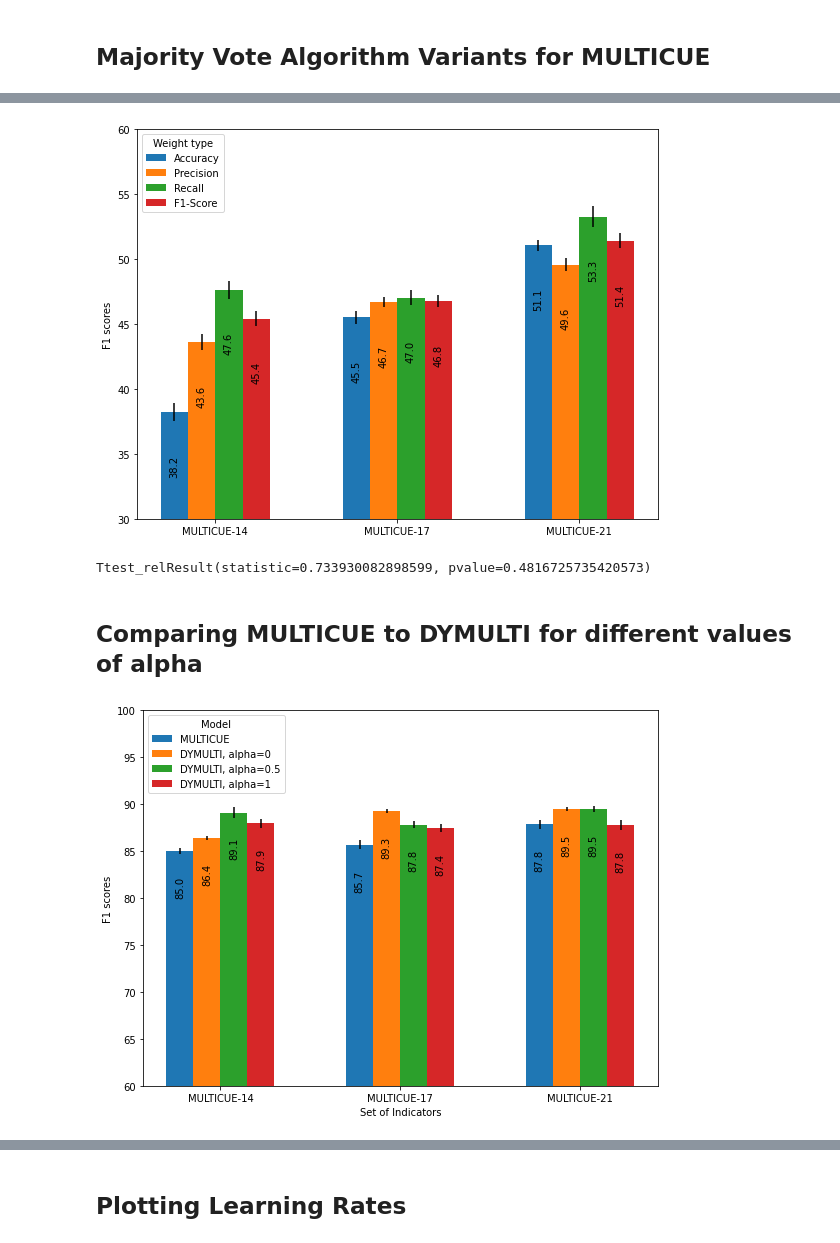
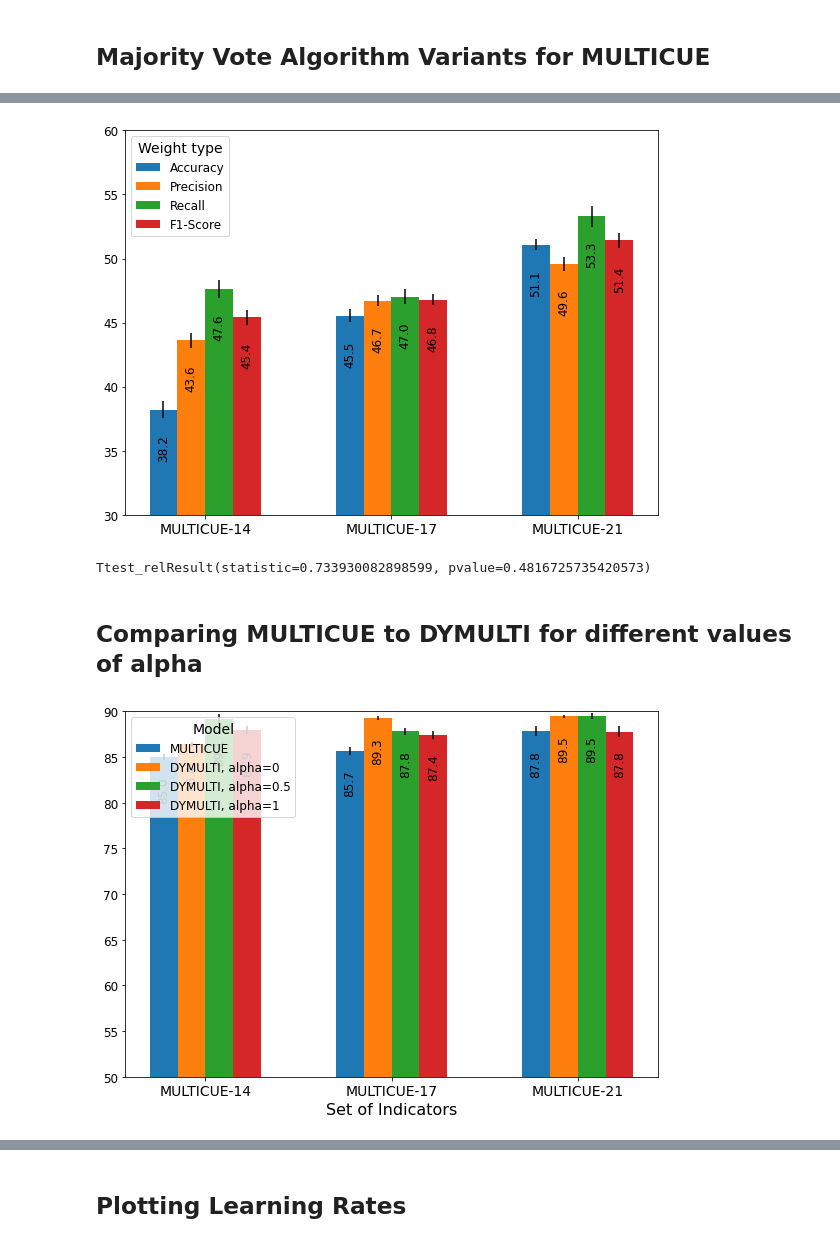
Before and after one commit to codebyzeb/DYMULTI-23, a Jupyter notebook: analysis/graphs.ipynb, the cells around one changed output, grey strips where cells are left out. Drawn from its saved outputs; the diff is of its cells as text; code cells hidden in the pictures.

```diff
--- a/analysis/graphs.ipynb
+++ b/analysis/graphs.ipynb
@@ -10,9 +14,9 @@ import numpy as np
 def addlabels(rects, vals, ax):
     for rect, label in zip(rects, vals):
         height = rect.get_height()
-        ax.text(rect.get_x() + rect.get_width() / 2, height - 5, round(label, 1), ha='center', va='bottom', rotation=90)
+        ax.text(rect.get_x() + rect.get_width() / 2, height - 4, round(label, 1), ha='center', va='bottom', rotation=90, fontsize=12)
 
-def plot_weight_types(weight_scores, score_type):
+def plot_weight_types(weight_scores, score_type, y_lim):
     labels = ['MULTICUE-14', 'MULTICUE-17', 'MULTICUE-21']
 
     x = np.arange(len(labels))  # the label locations
@@ -25,12 +29,14 @@ def plot_weight_types(weight_scores, score_type):
                     yerr=np.std(weight_scores[i],axis=1), label=label))
 
     # Add some text for labels, title and custom x-axis tick labels, etc.
-    ax.set_ylabel('F1 scores')
     #ax.set_title('{} F1 scores by model and weight type'.format(score_type))
     ax.set_xticks(x)
     ax.set_xticklabels(labels)
-    ax.set_ylim([np.floor(np.min(weight_scores)/10)*10,np.floor(np.min(weight_scores)/10)*10+30])
-    ax.legend(title="Weight type", loc="upper left")
+    ax.set_ylim(y_lim)
+    ax.legend(title="Weight type", loc="upper left", fontsize=12, title_fontsize=14)
+
+    plt.tick_params(axis='x', labelsize=14)
+    plt.tick_params(axis='y', labelsize=12)
 
     for i in range(4):
         addlabels(rects[i], np.mean(weight_scores[i], axis=1), ax)
@@ -111,24 +117,22 @@ f1_weights = [multi14_f1_lex, multi17_f1_lex, multi21_f1_lex]
 weights = np.array([acc_weights, prec_weights, rec_weights, f1_weights])
 weights = 100 * weights
 
-plot_weight_types(weights, "Lexicon")
+plot_weight_types(weights, "Lexicon", [30,60])
 # %% [output]
-[figure, old version]
+[figure, new version]
-# %%
-from scipy.stats import ttest_rel
-
-ttest_rel(multi21_rec_word, multi21_acc_word)
-# %% [output]
-Ttest_relResult(statistic=0.733930082898599, pvalue=0.4816725735420573)
+# %%
+ttest_rel(multi21_rec_word, multi21_acc_word)
+# %% [output]
+Ttest_relResult(statistic=0.733930082898599, pvalue=0.4816725735420573)
 # %% [markdown]
 ## Comparing MULTICUE to DYMULTI for different values of alpha
 # %%
 def addlabels(rects, vals, ax):
     for rect, label in zip(rects, vals):
         height = rect.get_height()
-        ax.text(rect.get_x() + rect.get_width() / 2, height - 5, round(label, 1), ha='center', va='bottom', rotation=90)
+        ax.text(rect.get_x() + rect.get_width() / 2, height - 5, round(label, 1), ha='center', va='bottom', rotation=90, fontsize=12)
 
-def plot_multicue_types(weight_scores, score_type):
+def plot_multicue_types(weight_scores, score_type, y_lim):
     labels = ['MULTICUE-14', 'MULTICUE-17', 'MULTICUE-21']
 
     x = np.arange(len(labels))  # the label locations
@@ -141,13 +145,15 @@ def plot_multicue_types(weight_scores, score_type):
                     yerr=np.std(weight_scores[i],axis=1), label=label))
 
     # Add some text for labels, title and custom x-axis tick labels, etc.
-    ax.set_ylabel('F1 scores')
-    ax.set_xlabel('Set of Indicators')
+    ax.set_xlabel('Set of Indicators', fontsize=16)
     #ax.set_title('{} F1 scores by model and weight type'.format(score_type))
     ax.set_xticks(x)
     ax.set_xticklabels(labels)
-    ax.set_ylim([np.floor(np.min(weight_scores)/10)*10,np.floor(np.min(weight_scores)/10)*10+40])
-    ax.legend(title="Model", loc="upper left")
+    ax.set_ylim(y_lim)
+    ax.legend(title="Model", loc="upper left", title_fontsize=14, fontsize=12)
+
+    plt.tick_params(axis='x', labelsize=14)
+    plt.tick_params(axis='y', labelsize=12)
 
     for i in range(4):
         addlabels(rects[i], np.mean(weight_scores[i], axis=1), ax)
@@ -156,29 +162,29 @@ def plot_multicue_types(weight_scores, score_type):
 # %%
 multi14_boundary = [0.8472, 0.8503, 0.8521, 0.8468, 0.8444, 0.8511, 0.8486, 0.85, 0.8521, 0.8561]
 dymulti14_0_boundary =  [0.8619, 0.8607, 0.866, 0.8604, 0.8654, 0.8631, 0.8641, 0.8642, 0.8682, 0.8645]
 dymulti14_05_boundary = [0.8876, 0.8851, 0.8991, 0.8909, 0.8856, 0.8985, 0.8883, 0.8981, 0.8836, 0.8951]
 dymulti14_1_boundary = [0.8778, 0.878, 0.8852, 0.8833, 0.8804, 0.8826, 0.8744, 0.8806, 0.8699, 0.8827]
 
 multi17_boundary = [0.8535, 0.8516, 0.8603, 0.8606, 0.857, 0.8667, 0.8602, 0.8525, 0.8528, 0.8521]
 dymulti17_0_boundary = [0.8913, 0.8915, 0.8941, 0.893, 0.896, 0.8964, 0.8928, 0.8914, 0.89, 0.8888]
 dymulti17_05_boundary =[0.88, 0.8728, 0.8869, 0.8789, 0.8805, 0.8798, 0.8762, 0.8788, 0.8738, 0.8742]
 dymulti17_1_boundary = [0.8811, 0.8701, 0.8798, 0.8771, 0.8758, 0.8734, 0.8725, 0.8771, 0.8697, 0.8679]
 
 multi21_boundary = [0.8736, 0.8766, 0.8825, 0.8826, 0.8726, 0.8737, 0.8827, 0.8715, 0.883, 0.8858]
 dymulti21_0_boundary = [0.8951, 0.8917, 0.8921, 0.8953, 0.8917, 0.8942, 0.8944, 0.896, 0.8976, 0.8973]
 dymulti21_05_boundary = [0.8929, 0.89, 0.8982, 0.8948, 0.8978, 0.8967, 0.891, 0.896, 0.8908, 0.9003]
 dymulti21_1_boundary = [0.8758, 0.8793, 0.8707, 0.8809, 0.8879, 0.8817, 0.8712, 0.8762, 0.8711, 0.8845]
 
 multi_scores = [multi14_boundary, multi17_boundary, multi21_boundary]
 zero_scores = [dymulti14_0_boundary, dymulti17_0_boundary, dymulti21_0_boundary]
 half_scores = [dymulti14_05_boundary, dymulti17_05_boundary, dymulti21_05_boundary]
 one_scores = [dymulti14_1_boundary, dymulti17_1_boundary, dymulti21_1_boundary]
 scores = np.array([multi_scores, zero_scores, half_scores, one_scores])
 scores = scores * 100
 
-plot_multicue_types(scores, "Boundary")
+plot_multicue_types(scores, "Boundary", [50,90])
 # %% [output]
-[figure, old version]
+[figure, new version]
 # %%
 multi14_word = [0.7519, 0.7529, 0.7584, 0.7492, 0.7462, 0.7542, 0.7528, 0.7528, 0.7558, 0.7653]
 dymulti14_0_word = [0.7753, 0.7682, 0.7801, 0.77, 0.7815, 0.7719, 0.778, 0.7764, 0.7826, 0.78]
```
Also changed, not shown: parts of 24 cells of this notebook, 1 other file.
